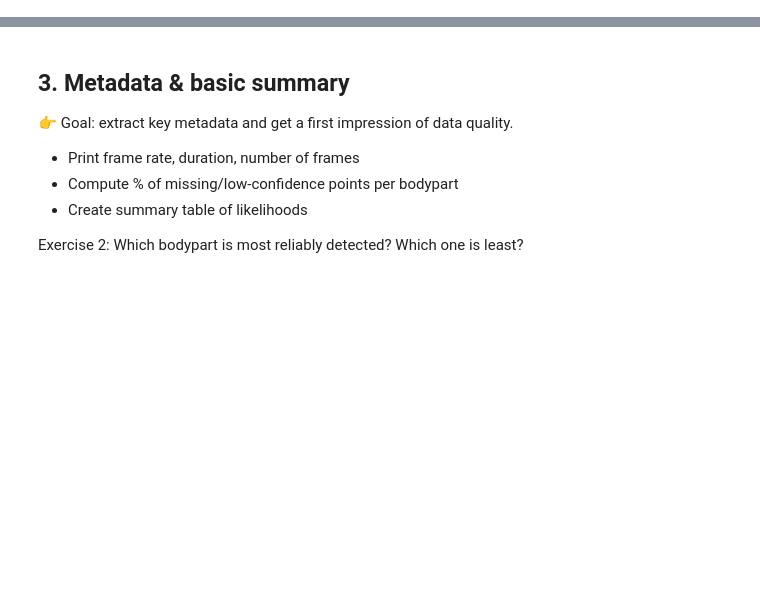
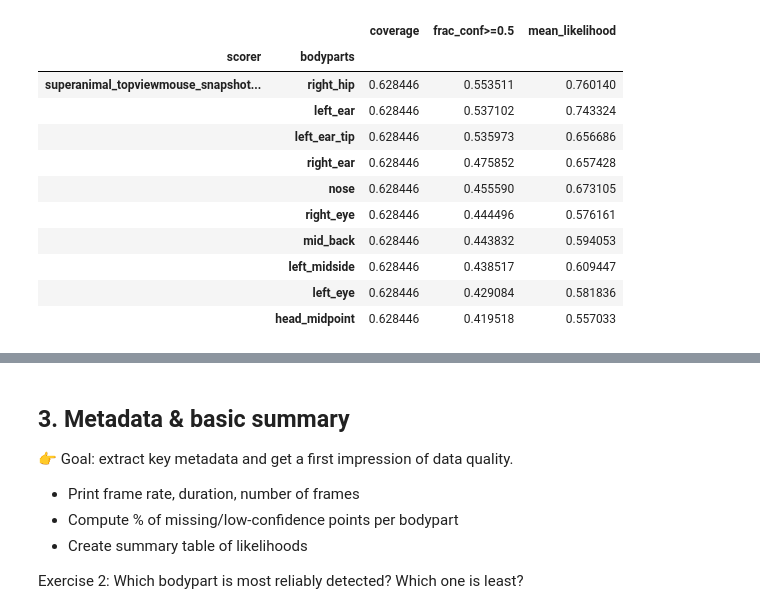
Before and after one commit to LizbethMG-Teaching/pose2behav-book, a Jupyter notebook: notebooks/EDA.ipynb, the cells around one changed output, grey strips where cells are left out. Drawn from its saved outputs; the diff is of its cells as text; code cells hidden in the pictures; blank space fills up the shorter version.

```diff
--- a/notebooks/EDA.ipynb
+++ b/notebooks/EDA.ipynb
@@ -57,0 +127,81 @@ print(f"✅ Downloaded to {DEST} ({DEST.stat().st_size/1_000_000:.2f} MB)")
+# %%
+# Load the HDF5 pose output into a pandas DataFrame.
+# TODO: verify the file contains a DataFrame (one line)
+import numpy as np
+
+def read_pose_h5(path: Path) -> pd.DataFrame:
+    for key in ("df_with_missing", "df", "tracks", "pose"):
+        try:
+            return pd.read_hdf(path, key=key)
+        except Exception:
+            pass
+
+    return pd.read_hdf(path)
+
+df = read_pose_h5(DEST)
+
+# Basic sanity check
+# >>>>>>>>>>>>>>>>>>>
+# TODO (1 line): Check that the DataFrame "df" has at least 1 row.
+# Clue: ( assert <logical statement>, “message to return if assertion fails” )
+#   If the file was loaded but empty (no rows), this condition is False.
+#   If condition is True, nothing happens, code continues.
+
+assert df.shape[0] > 0, "Empty DataFrame after loading. Check file."
+# <<<<<<<<<<<<<<<<<<<
+
+print("✅ H5 loaded.")
+
+# 1) Pick the FIRST animal label in the H5 (usually 'animal0')
+first_animal = df.columns.get_level_values('individuals').unique()[0]
+A = df.xs(first_animal, axis=1, level='individuals')   # columns: (scorer, bodyparts, coords)
+
+print(f"✅ Focusing on first animal: {first_animal}")
+print("Frames:", df.shape[0])
+print("Bodyparts:", list(A.columns.levels[1]))
+print("Coords:", list(A.columns.levels[2]))
+
+# 2) Flatten columns for easier use: "nose_x", "nose_y", "nose_likelihood", ...
+df_flat = A.copy()
+df_flat.columns = [f"{bp}_{coord}" for _, bp, coord in df_flat.columns]
+print("\nFlattened columns (sample):", df_flat.columns[:9].tolist())
+display(df_flat.head())
+
+# 3) Likelihood-based QC per bodypart (H5 only)
+#    SuperAnimal often uses -1 for “no detection”. Convert <0 to NaN before stats.
+L = A.xs('likelihood', axis=1, level='coords')      # (frames, bodyparts)
+L_valid = L.where(L >= 0)                            # drop -1 sentinel -> NaN
+
+per_bp = pd.DataFrame({
+    'coverage'        : L_valid.notna().mean(axis=0),          # fraction of frames with any detection
+    'frac_conf>=0.5'  : (L_valid >= 0.5).mean(axis=0),         # fraction of frames confidently detected
+    'mean_likelihood' : L_valid.mean(axis=0),                  # average likelihood (ignoring -1)
+}).sort_values(['frac_conf>=0.5','coverage','mean_likelihood'], ascending=False)
+per_bp.index.name = 'bodypart'
+
+print("\n=== Per-bodypart QC for first animal (top 10) ===")
+display(per_bp.head(10))
+
+# 4) Frame-level quick view (how many bodyparts detected per frame)
+detected_per_frame = L_valid.notna().sum(axis=1)  # integer count per frame
+print("\nDetected bodyparts per frame — summary:")
+display(detected_per_frame.describe())
+
+# 5) Access helpers (examples)
+#    - Single series: nose_x / nose_y / nose_likelihood
+#    - First 5 rows shown for demonstration
+for name in ["nose_x", "nose_y", "nose_likelihood"]:
+    if name in df_flat.columns:
+        print(f"\n{name} (first 5):")
+        print(df_flat[name].head())
+    else:
+        print(f"\n{name} not found in columns (check bodypart names).")
+
+# 6) Sanity checks students can discuss:
+#    - If many bodyparts show coverage ≈ 0 and mean_likelihood ≈ NaN,
+#      the animal may not have been detected (or wrong slot chosen).
+low_cov = (per_bp['coverage'] < 0.05).mean()
+if low_cov == 1.0:
+    print("\n⚠️ All bodyparts have very low coverage (<5%). "
+          "This first animal slot may be empty in this file.")
+# %% [output]
@@ -57,0 +223,12 @@ print(f"✅ Downloaded to {DEST} ({DEST.stat().st_size/1_000_000:.2f} MB)")
+|  |  | coverage | frac_conf>=0.5 | mean_likelihood |
+| scorer | bodyparts |  |  |  |
+| superanimal_topviewmouse_snapshot... | right_hip | 0.628446 | 0.553511 | 0.760140 |
+|  | left_ear | 0.628446 | 0.537102 | 0.743324 |
+|  | left_ear_tip | 0.628446 | 0.535973 | 0.656686 |
+|  | right_ear | 0.628446 | 0.475852 | 0.657428 |
+|  | nose | 0.628446 | 0.455590 | 0.673105 |
+|  | right_eye | 0.628446 | 0.444496 | 0.576161 |
+|  | mid_back | 0.628446 | 0.443832 | 0.594053 |
+|  | left_midside | 0.628446 | 0.438517 | 0.609447 |
+|  | left_eye | 0.628446 | 0.429084 | 0.581836 |
+|  | head_midpoint | 0.628446 | 0.419518 | 0.557033 |
```
Also changed, not shown: parts of 6 cells of this notebook, 7 other files.
